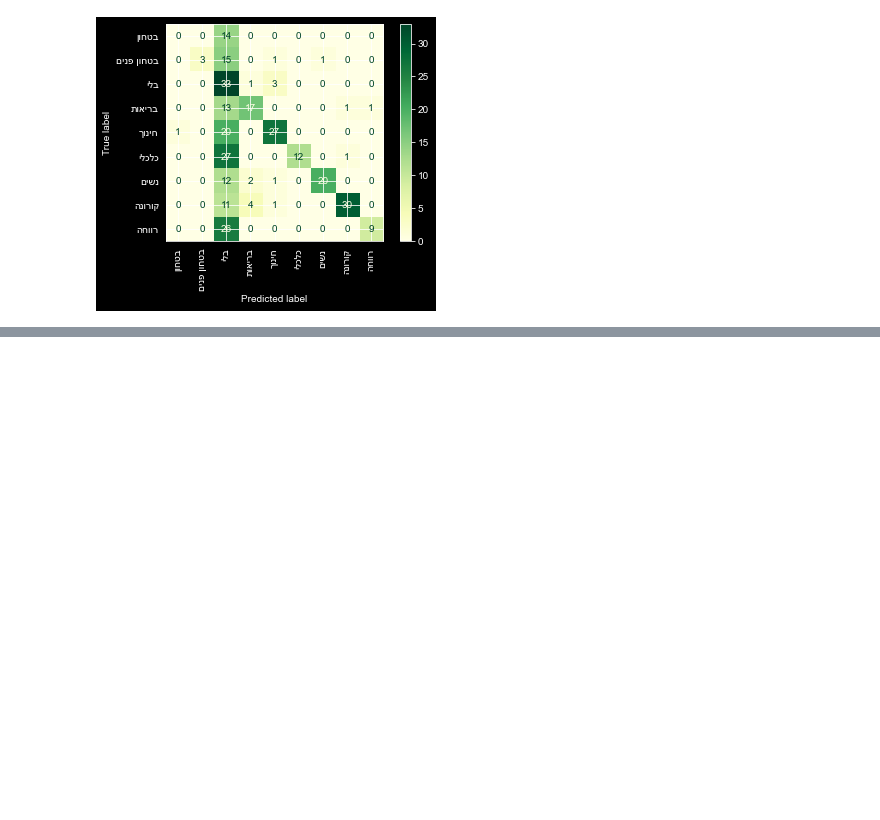
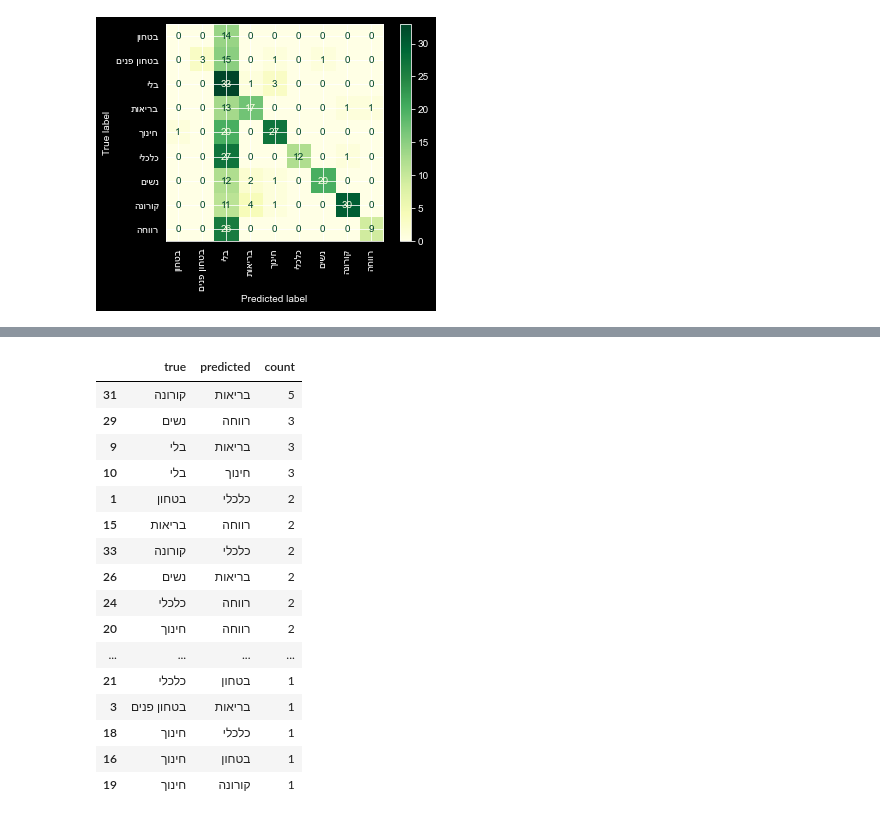
Before and after one commit to NitzanBarzilay/KnessetTopicClassification, a Jupyter notebook: notebooks/5 - Topic classification phase 2.ipynb, the cells around one changed output, grey strips where cells are left out. Saved outputs shown, nothing was run; the diff lists cells and outputs as text; code cells hidden in the pictures; blank space fills up the shorter version.

```diff
--- a/notebooks/5 - Topic classification phase 2.ipynb
+++ b/notebooks/5 - Topic classification phase 2.ipynb
@@ -692,0 +751,3 @@ Name: predicted, dtype: int64
+# %%
+confused = get_confused_samples(quotes, logistic_simple_predicted)
+confused.drop(columns=['index'],inplace=True)
@@ -692,0 +769,25 @@ Name: predicted, dtype: int64
+# %%
+group = confused.groupby(['true','predicted']).count()
+group.reset_index( inplace=True)
+group = group[group['predicted'] != "בלי"]
+group.rename(columns={'QuoteText':'count'},inplace=True)
+group.sort_values(by=['count'],ascending=False,inplace=True)
+group
+# %% [output]
+|  | true | predicted | count |
+| 31 | קורונה | בריאות | 5 |
+| 29 | נשים | רווחה | 3 |
+| 9 | בלי | בריאות | 3 |
+| 10 | בלי | חינוך | 3 |
+| 1 | בטחון | כלכלי | 2 |
+| 15 | בריאות | רווחה | 2 |
+| 33 | קורונה | כלכלי | 2 |
+| 26 | נשים | בריאות | 2 |
+| 24 | כלכלי | רווחה | 2 |
+| 20 | חינוך | רווחה | 2 |
+| ... | ... | ... | ... |
+| 21 | כלכלי | בטחון | 1 |
+| 3 | בטחון פנים | בריאות | 1 |
+| 18 | חינוך | כלכלי | 1 |
+| 16 | חינוך | בטחון | 1 |
+| 19 | חינוך | קורונה | 1 |
```
Also changed, not shown: parts of 9 cells of this notebook.
